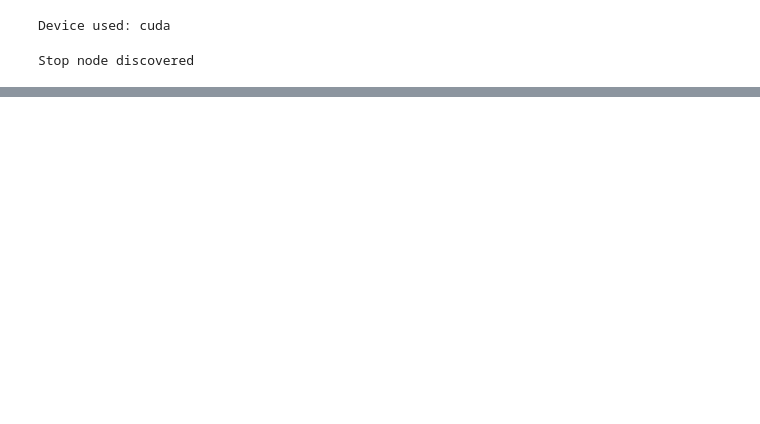
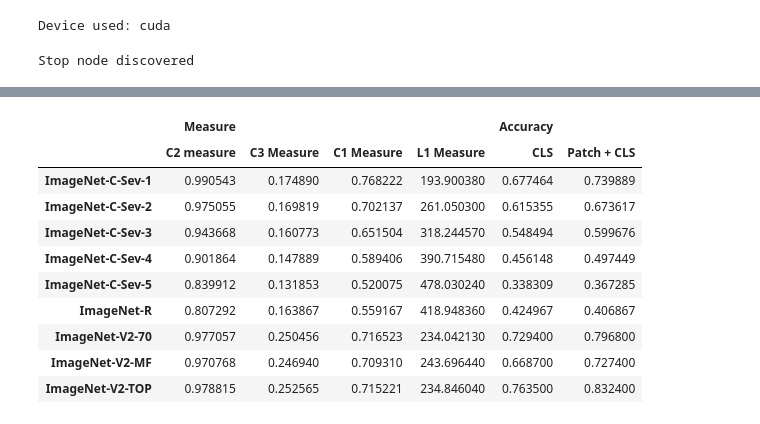
Before and after one commit to alexfrhling/dino_v2_ood_robustness, a Jupyter notebook: notebooks/linear_classifier.ipynb, the cells around one changed output, grey strips where cells are left out. Cells and saved outputs as stored; diff of their text form; code cells hidden in the pictures; blank space fills up the shorter version.

```diff
--- a/notebooks/linear_classifier.ipynb
+++ b/notebooks/linear_classifier.ipynb
@@ -321,0 +284,79 @@ See the caveats in the documentation: https://pandas.pydata.org/pandas-docs/stab
+# %%
+# combine avg measure values with accuracy values of linear classifier
+
+map_dname = {'inet-c-sev-1': 'inet_c_sev_1', 'inet-c-sev-2': 'inet_c_sev_2', 'inet-c-sev-3': 'inet_c_sev_3', 'inet-c-sev-4': 'inet_c_sev_4',
+             'inet-c-sev-5': 'inet_c_sev_5', 'inet_r': 'inet_r', 'inet_v2_70': 'inet_v2_70', 'inet_v2_mf': 'inet_v2_mf', ''
+             'inet_v2_top': 'inet_v2_top'}
+
+ood_acc_df = pd.read_csv('../results/ood_acc_results.csv', sep=';')
+avg_measure_all = pd.read_csv('../results/class_statistics_avg_results.csv', sep=';')
+
+avg_measure_all.set_index(avg_measure_all['dataset'], inplace=True)
+
+ood_acc_df = ood_acc_df.loc[ood_acc_df['dataset'] != 'inet_1k_val']
+ood_acc_df['dataset'] = ood_acc_df.apply(lambda x: map_dname[x['dataset']], axis=1)
+ood_acc_df.set_index(ood_acc_df['dataset'], inplace=True)
+ood_acc_df.drop('Unnamed: 0', axis='columns', inplace=True)
+
+ood_acc_and_measures_df = pd.concat([ood_acc_df, avg_measure_all], axis=1)
+ood_acc_and_measures_df.drop('dataset', axis=1, inplace=True)
+
+ood_acc_and_measures_df['CLS'] = ood_acc_and_measures_df['cls-acc']
+ood_acc_and_measures_df['Patch + CLS'] = ood_acc_and_measures_df['patch-acc']
+ood_acc_and_measures_df.drop('patch-acc', axis=1, inplace=True)
+ood_acc_and_measures_df.drop('cls-acc', axis=1, inplace=True)
+ood_acc_and_measures_df.rename({ 'c2': 'C2 measure', 'c3': 'C3 Measure', 'c1': 'C1 Measure', 'l1_measure': 'L1 Measure'},
+                               inplace=True, axis=1)
+
+col_old = ood_acc_and_measures_df.columns
+ood_acc_and_measures_df.set_index(pd.Index(['ImageNet-C-Sev-1', 'ImageNet-C-Sev-2', 'ImageNet-C-Sev-3', 'ImageNet-C-Sev-4', 'ImageNet-C-Sev-5',
+                                            'ImageNet-R', 'ImageNet-V2-70', 'ImageNet-V2-MF', 'ImageNet-V2-TOP']), inplace=True)
+ood_acc_and_measures_df.columns = pd.MultiIndex.from_tuples([
+    ('Measure', col_old[0]),
+    ('Measure', col_old[1]),
+    ('Measure', col_old[2]),
+    ('Measure', col_old[3]),
+    ('Accuracy', col_old[4]),
+    ('Accuracy', col_old[5])])
+
+# create table with background colour of cell indicating the value rank
+with open('/home/stud/afroehli/coding/dinov2_ood/diagrams/ood_acc_and_measures.tex', 'w') as latex_table:
+    ood_acc_and_measures_df.style.background_gradient(cmap='viridis').background_gradient(cmap='viridis_r', subset=[('Measure', 'L1 Measure')]).set_table_styles([
+        {"selector": "th, td", "props": [("font-size", "20px"), ("padding", "12px")]},
+        {'selector': 'th.col_heading.level0', 'props': [('text-align', 'center')]},
+        {'selector': 'th.col_heading.level1', 'props': [('text-align', 'center')]},
+        {
+            'selector': 'th.col_heading.level1:2',
+            'props': [('border-right', '4px solid black')]
+        },
+        {
+            'selector': 'td:3',
+            'props': [('border-right', '4px solid black')]
+        }
+    ]).to_latex(latex_table)
+
+ood_acc_and_measures_df.style.background_gradient(cmap='viridis').background_gradient(cmap='viridis_r', subset=[('Measure', 'L1 Measure')]).set_table_styles([
+        {"selector": "th, td", "props": [("font-size", "20px"), ("padding", "12px")]},
+        {'selector': 'th.col_heading.level0', 'props': [('text-align', 'center')]},
+        {'selector': 'th.col_heading.level1', 'props': [('text-align', 'center')]},
+        {
+            'selector': 'th.col_heading.level1:2',
+            'props': [('border-right', '4px solid black')]
+        },
+        {
+            'selector': 'td:3',
+            'props': [('border-right', '4px solid black')]
+        }
+    ])
+# %% [output]
+|  | Measure |  |  |  | Accuracy |  |
+|  | C2 measure | C3 Measure | C1 Measure | L1 Measure | CLS | Patch + CLS |
+| ImageNet-C-Sev-1 | 0.990543 | 0.174890 | 0.768222 | 193.900380 | 0.677464 | 0.739889 |
+| ImageNet-C-Sev-2 | 0.975055 | 0.169819 | 0.702137 | 261.050300 | 0.615355 | 0.673617 |
+| ImageNet-C-Sev-3 | 0.943668 | 0.160773 | 0.651504 | 318.244570 | 0.548494 | 0.599676 |
+| ImageNet-C-Sev-4 | 0.901864 | 0.147889 | 0.589406 | 390.715480 | 0.456148 | 0.497449 |
+| ImageNet-C-Sev-5 | 0.839912 | 0.131853 | 0.520075 | 478.030240 | 0.338309 | 0.367285 |
+| ImageNet-R | 0.807292 | 0.163867 | 0.559167 | 418.948360 | 0.424967 | 0.406867 |
+| ImageNet-V2-70 | 0.977057 | 0.250456 | 0.716523 | 234.042130 | 0.729400 | 0.796800 |
+| ImageNet-V2-MF | 0.970768 | 0.246940 | 0.709310 | 243.696440 | 0.668700 | 0.727400 |
+| ImageNet-V2-TOP | 0.978815 | 0.252565 | 0.715221 | 234.846040 | 0.763500 | 0.832400 |
```
Also changed, not shown: parts of 11 cells of this notebook, 9 other files.
